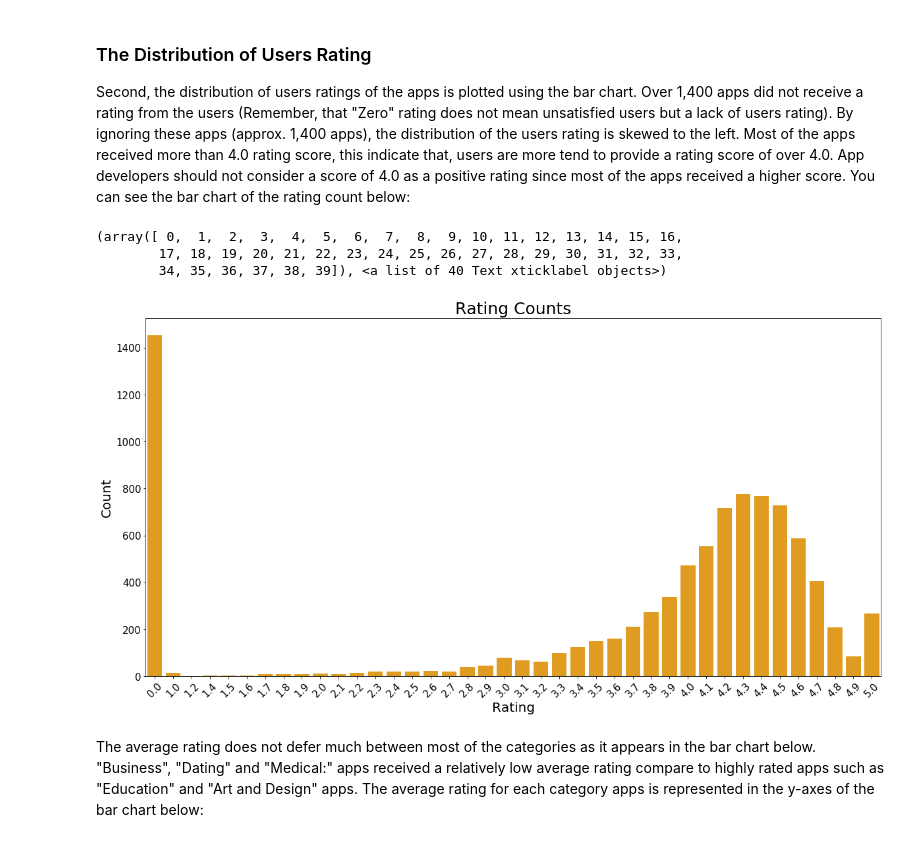
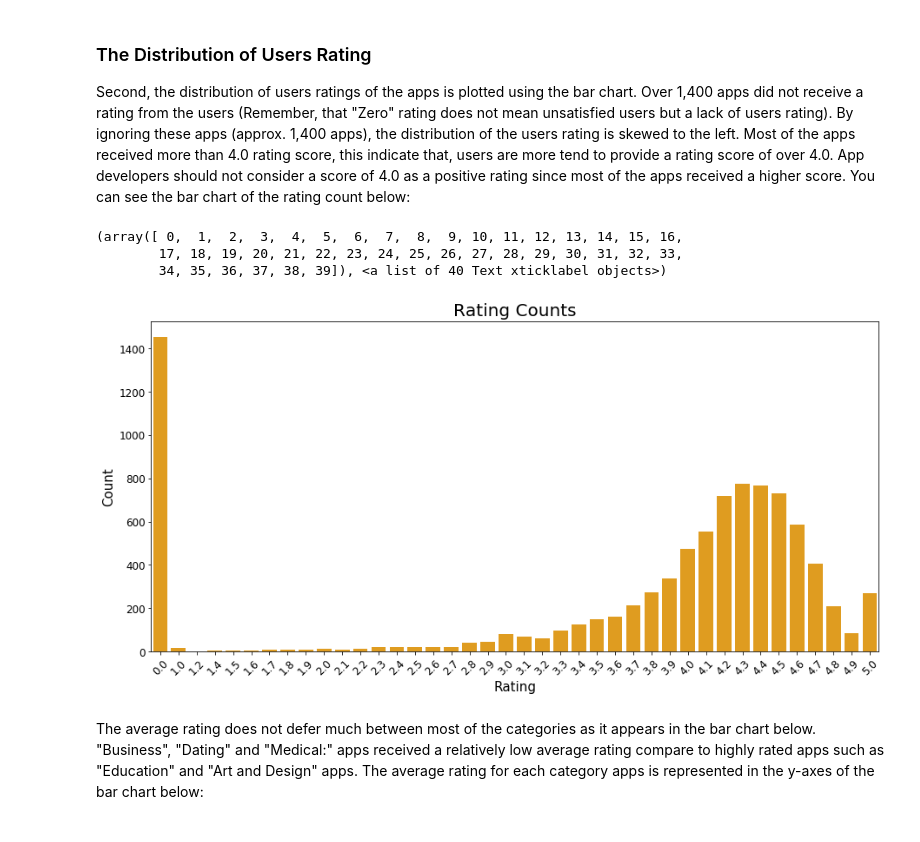
Before and after one commit to romer1979/Google_Play_store, a Jupyter notebook: capestone_project_I.ipynb, the cells around one changed output. Saved outputs shown, nothing was run; the diff lists cells and outputs as text; code cells hidden in the pictures.

```diff
--- a/capestone_project_I.ipynb
+++ b/capestone_project_I.ipynb
@@ -173,18 +173,18 @@ As it is shown in the above bar chart, the "Family" category is the most represe
 
 Second, the distribution of users ratings of the apps is plotted using the bar chart. Over 1,400 apps did not receive a rating from the users (Remember, that "Zero" rating does not mean unsatisfied users but a lack of users rating). By ignoring these apps (approx. 1,400 apps), the distribution of the users rating is skewed to the left. Most of the apps received more than 4.0 rating score, this indicate that, users are more tend to provide a rating score of over 4.0. App developers should not consider a score of 4.0 as a positive rating since most of the apps received a higher score. You can see the bar chart of the rating count below:
 # %%
-plt.figure(figsize=(20,10))
+plt.figure(figsize=(15,7))
 rating_count = sns.countplot(x="Rating", data=play_store, color= 'orange')
-rating_count.axes.set_title("Rating Counts",fontsize=25)
-rating_count.set_xlabel("Rating",fontsize=20)
-rating_count.set_ylabel("Count",fontsize=20)
-rating_count.tick_params(labelsize=15)
+rating_count.axes.set_title("Rating Counts",fontsize=20)
+rating_count.set_xlabel("Rating",fontsize=15)
+rating_count.set_ylabel("Count",fontsize=15)
+rating_count.tick_params(labelsize=12)
 plt.xticks(rotation=45)
 # %% [output]
 (array([ 0,  1,  2,  3,  4,  5,  6,  7,  8,  9, 10, 11, 12, 13, 14, 15, 16,
         17, 18, 19, 20, 21, 22, 23, 24, 25, 26, 27, 28, 29, 30, 31, 32, 33,
         34, 35, 36, 37, 38, 39]), <a list of 40 Text xticklabel objects>)
-[figure, old version]
+[figure, new version]
 # %% [markdown]
 The average rating does not defer much between most of the categories as it appears in the bar chart below. "Business", "Dating" and "Medical:" apps received a relatively low average rating compare to highly rated apps such as "Education" and "Art and Design" apps. The average rating for each category apps is represented in the y-axes of the bar chart below:
 # %%
```
Also changed, not shown: parts of 12 cells of this notebook.
